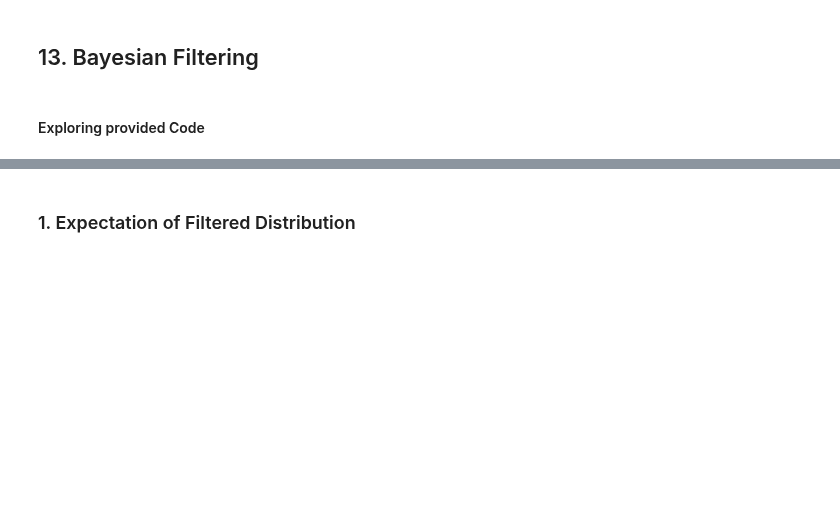
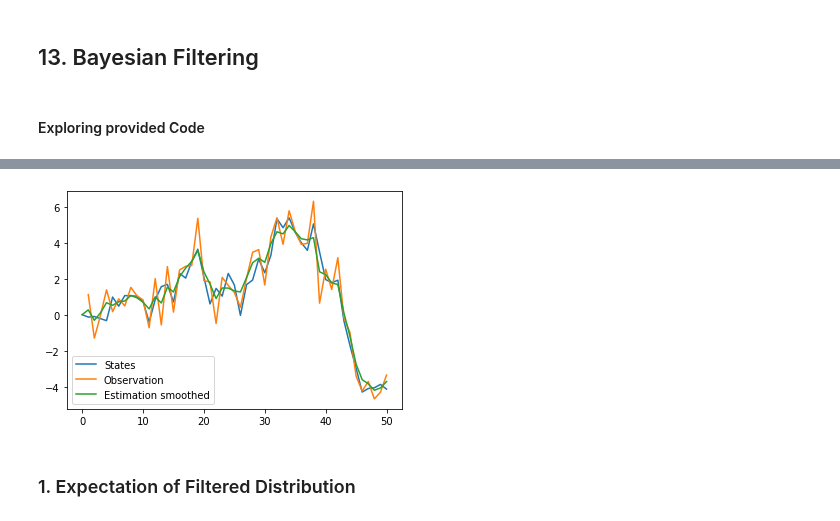
Before and after one commit to DorotheaMueller/statistics_assignments, a Jupyter notebook: ex_3.ipynb, the cells around one changed output, grey strips where cells are left out. Drawn from its saved outputs; the diff is of its cells as text; code cells hidden in the pictures; blank space fills up the shorter version.

```diff
--- a/ex_3.ipynb
+++ b/ex_3.ipynb
@@ -317,3 +356,14 @@ plt.ylabel("Value");
+# %%
+a = RauchTungStriebelSmoother()
+bar_m_t, bar_Sigma_t = a.smoothing()
+
+
+plt.plot(s_t.flatten(), label = 'States')
+plt.plot(x_t.flatten(), label = 'Observation')
+plt.plot(bar_m_t.flatten(), label = 'Estimation smoothed')
+plt.legend();
+# %% [output]
+[figure, added]
 # %% [markdown]
 ### 1. Expectation of Filtered Distribution
 # %% [markdown]
```
Also changed, not shown: parts of 5 cells of this notebook.
